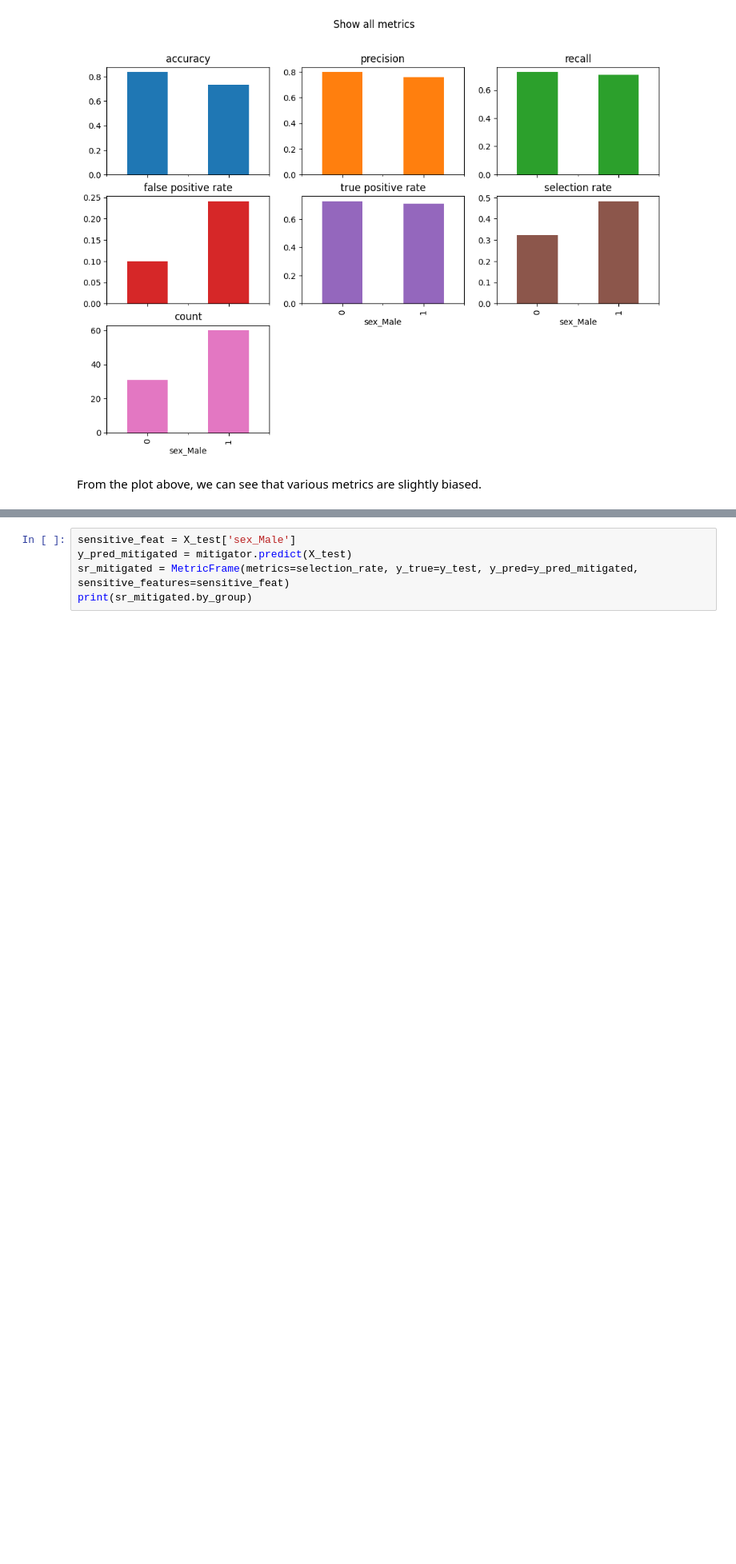
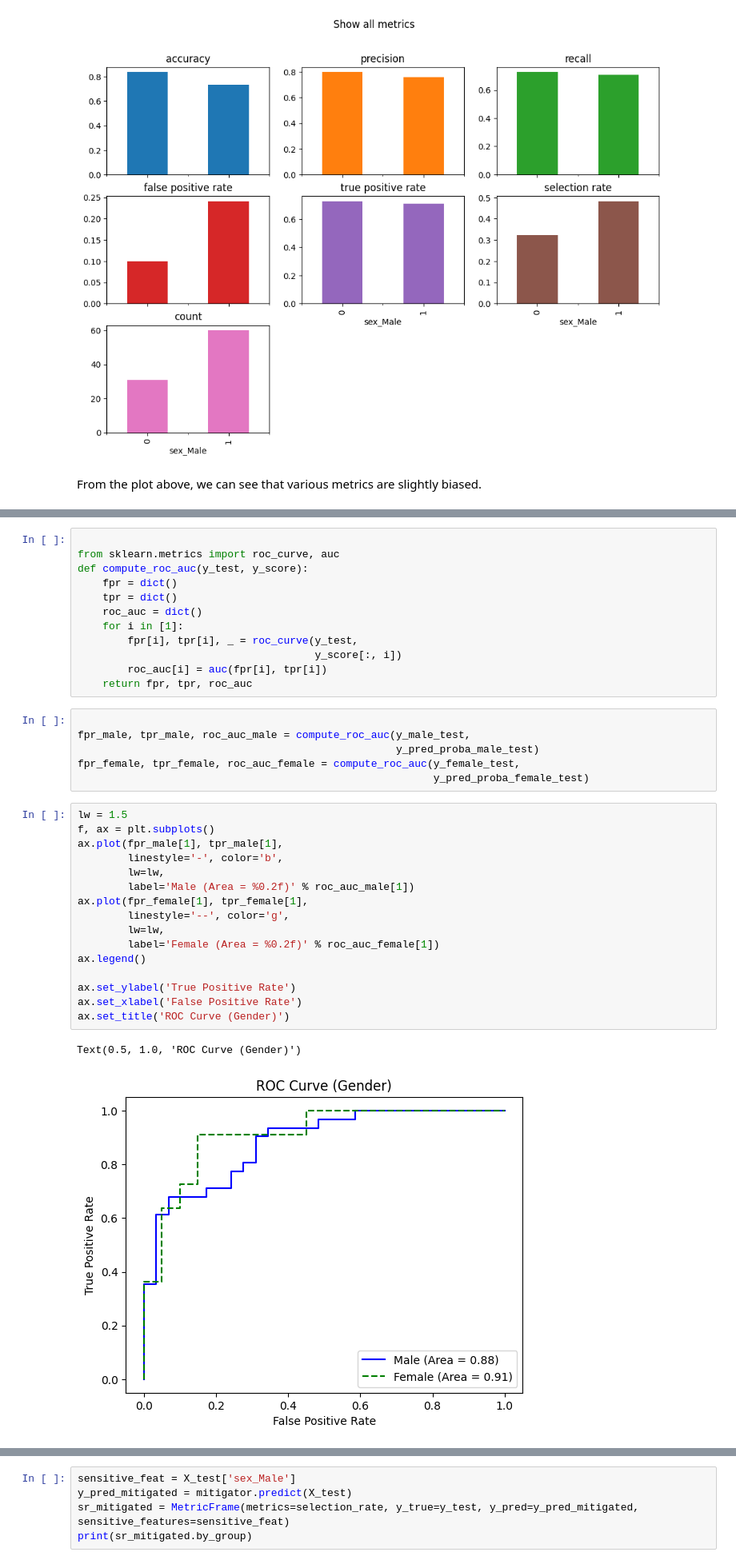
Before and after one commit to joofio/xai-workshop, a Jupyter notebook: 5.bias/5.ipynb, the cells around one changed output, grey strips where cells are left out. Shown at 80% size. Cells and saved outputs as stored; diff of their text form; blank space fills up the shorter version.

```diff
--- a/5.bias/5.ipynb
+++ b/5.bias/5.ipynb
@@ -131,0 +249,37 @@ From the plot above, we can see that various metrics are slightly biased.
+# %%
+
+from sklearn.metrics import roc_curve, auc
+def compute_roc_auc(y_test, y_score):
+    fpr = dict()
+    tpr = dict()
+    roc_auc = dict()
+    for i in [1]:
+        fpr[i], tpr[i], _ = roc_curve(y_test,
+                                      y_score[:, i])
+        roc_auc[i] = auc(fpr[i], tpr[i])
+    return fpr, tpr, roc_auc
+# %%
+
+fpr_male, tpr_male, roc_auc_male = compute_roc_auc(y_male_test,
+                                                   y_pred_proba_male_test)
+fpr_female, tpr_female, roc_auc_female = compute_roc_auc(y_female_test,
+                                                         y_pred_proba_female_test)
+# %%
+lw = 1.5
+f, ax = plt.subplots()
+ax.plot(fpr_male[1], tpr_male[1],
+        linestyle='-', color='b',
+        lw=lw,
+        label='Male (Area = %0.2f)' % roc_auc_male[1])
+ax.plot(fpr_female[1], tpr_female[1],
+        linestyle='--', color='g',
+        lw=lw,
+        label='Female (Area = %0.2f)' % roc_auc_female[1])
+ax.legend()
+
+ax.set_ylabel('True Positive Rate')
+ax.set_xlabel('False Positive Rate')
+ax.set_title('ROC Curve (Gender)')
+# %% [output]
+Text(0.5, 1.0, 'ROC Curve (Gender)')
+[figure, added]
```
Also changed, not shown: parts of 20 cells of this notebook, 3 other files.
